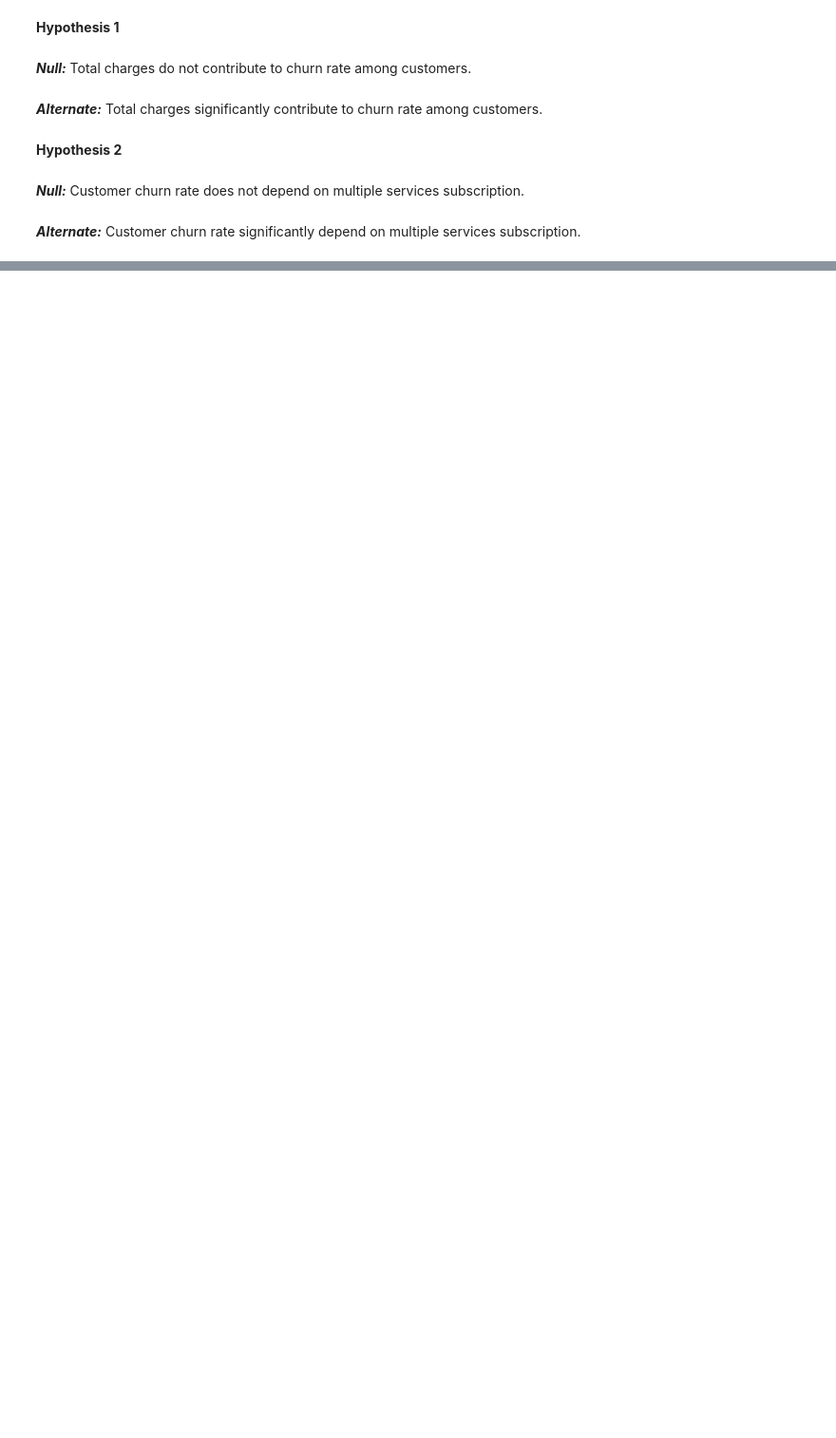
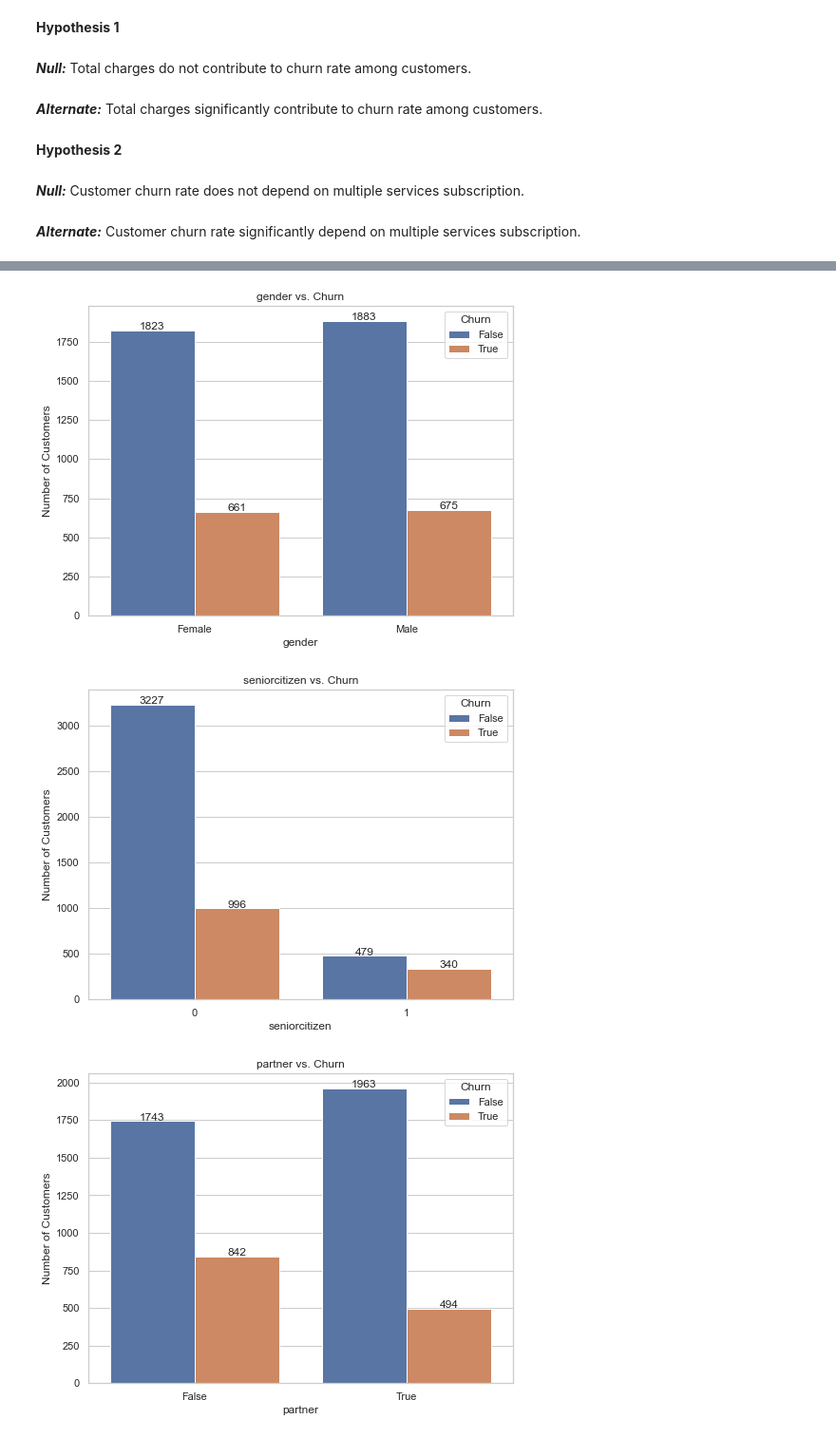
Before and after one commit to HannahMwende/LP2-Classification-Project, a Jupyter notebook: code.ipynb, the cells around one changed output, grey strips where cells are left out. Shown at 95% size. Saved outputs shown, nothing was run; the diff lists cells and outputs as text; code cells hidden in the pictures; blank space fills up the shorter version.

```diff
--- a/code.ipynb
+++ b/code.ipynb
@@ -458,0 +472,2 @@ On the other hand, `MonthlyCharges` extends its tail towards the smaller values
+# %%
+data.drop(labels=data[data["tenure"] == 0].index,axis= 0,inplace= True)
@@ -683,0 +689,24 @@ From thoroughly examining the dataset, we came out with the following analytical
+# %%
+
+
+visualization_categorical_variables = ['gender', 'seniorcitizen', 'partner', 'dependents', 'phoneservice',
+                         'multiplelines', 'internetservice', 'onlinesecurity', 'onlinebackup',
+                         'deviceprotection', 'techsupport', 'streamingtv', 'streamingmovies',
+                         'contract', 'paperlessbilling', 'paymentmethod']
+for var in visualization_categorical_variables:
+    plt.figure(figsize=(8, 6))
+    ax=sns.countplot(x=var, hue='churn', data=data)
+    plt.xlabel(var)
+    plt.ylabel('Number of Customers')
+    plt.title(f'{var} vs. Churn')
+    plt.legend(title='Churn', loc='upper right')
+
+    for p in ax.patches:
+        height = p.get_height()
+        ax.text(p.get_x() + p.get_width() / 2, height + 5, f'{height}', ha='center')
+
+    plt.show()
+# %% [output]
+[figure, added]
+[figure, added]
+[figure, added]
```
Also changed, not shown: parts of 6 cells of this notebook.
